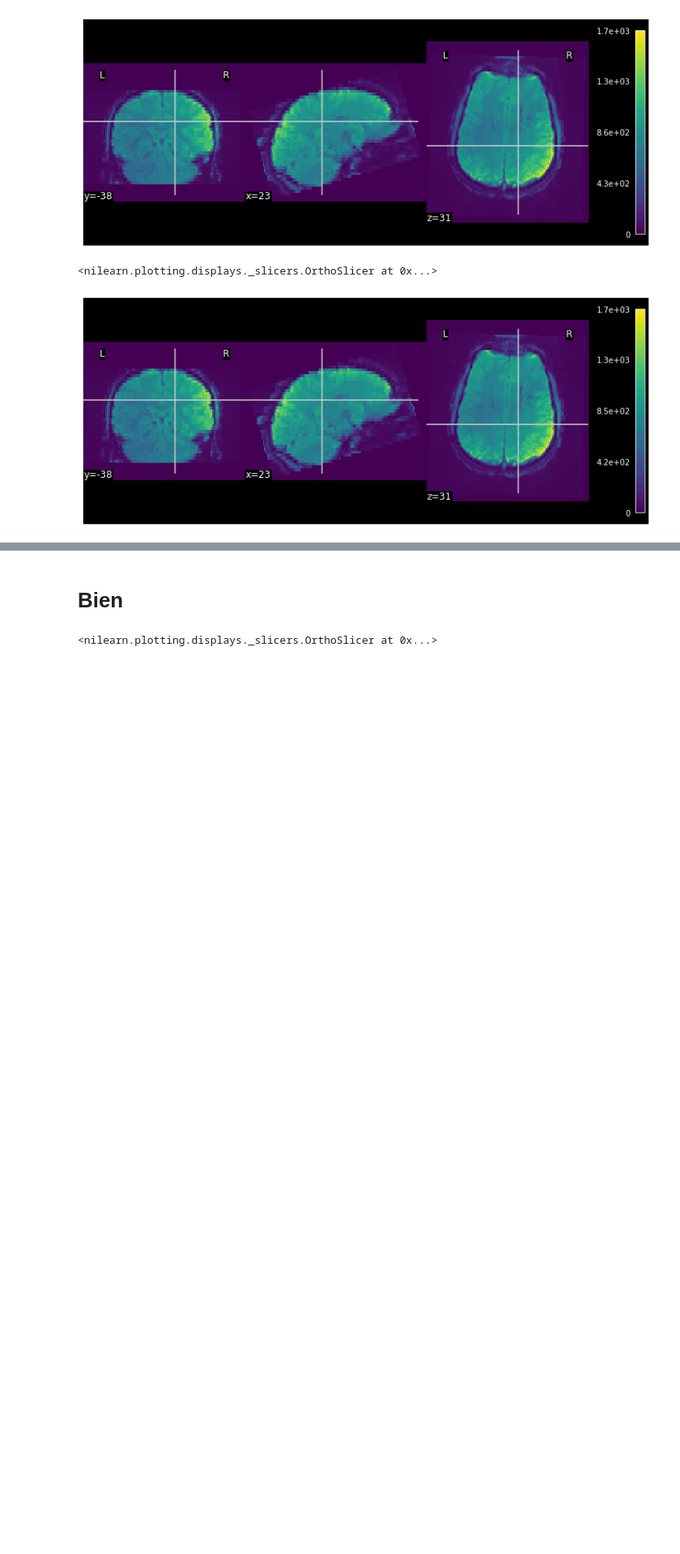
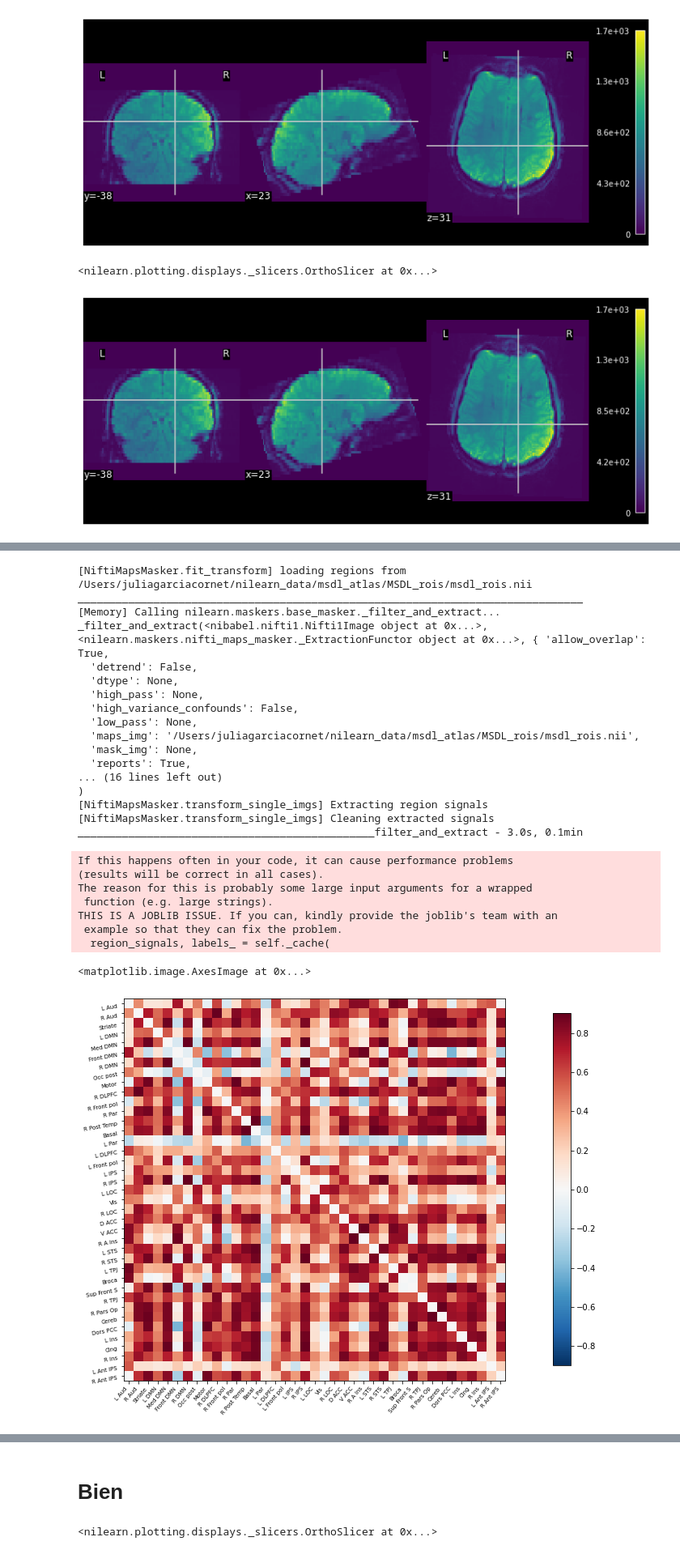
Before and after one commit to mrpotato180/final_project_neuroim, a Jupyter notebook: Notebook_fMRI.ipynb, the cells around one changed output, grey strips where cells are left out. Shown at 81% size. Drawn from its saved outputs; the diff is of its cells as text; code cells hidden in the pictures; blank space fills up the shorter version.

```diff
--- a/Notebook_fMRI.ipynb
+++ b/Notebook_fMRI.ipynb
@@ -135,0 +186,42 @@ plotting.plot_img(mean_img_task, figure=fig, black_bg=True, colorbar=True, resam
+# %%
+time_series = masker.fit_transform(fmri_task_todos) #####!!!
+
+from nilearn.connectome import ConnectivityMeasure
+correlation_measure = ConnectivityMeasure(kind='correlation')
+correlation_matrix = correlation_measure.fit_transform([time_series])[0]
+
+# Display the correlation matrix
+import numpy as np
+from nilearn import plotting
+# Mask out the major diagonal
+np.fill_diagonal(correlation_matrix, 0)
+fig = plt.figure(figsize=(10,10))
+plotting.plot_matrix(correlation_matrix, labels=labels, colorbar=True,
+                     vmax=0.9, vmin=-0.9,axes=fig.gca())
+# %% [output]
+[NiftiMapsMasker.fit_transform] loading regions from /Users/juliagarciacornet/nilearn_data/msdl_atlas/MSDL_rois/msdl_rois.nii
+________________________________________________________________________________
+[Memory] Calling nilearn.maskers.base_masker._filter_and_extract...
+_filter_and_extract(<nibabel.nifti1.Nifti1Image object at 0x...>, <nilearn.maskers.nifti_maps_masker._ExtractionFunctor object at 0x...>, { 'allow_overlap': True,
+  'detrend': False,
+  'dtype': None,
+  'high_pass': None,
+  'high_variance_confounds': False,
+  'low_pass': None,
+  'maps_img': '/Users/juliagarciacornet/nilearn_data/msdl_atlas/MSDL_rois/msdl_rois.nii',
+  'mask_img': None,
+  'reports': True,
+... (16 lines left out)
+)
+[NiftiMapsMasker.transform_single_imgs] Extracting region signals
+[NiftiMapsMasker.transform_single_imgs] Cleaning extracted signals
+_______________________________________________filter_and_extract - 3.0s, 0.1min
+If this happens often in your code, it can cause performance problems
+(results will be correct in all cases).
+The reason for this is probably some large input arguments for a wrapped
+ function (e.g. large strings).
+THIS IS A JOBLIB ISSUE. If you can, kindly provide the joblib's team with an
+ example so that they can fix the problem.
+  region_signals, labels_ = self._cache(
+<matplotlib.image.AxesImage at 0x...>
+[figure, added]
```
Also changed, not shown: parts of 11 cells of this notebook.
